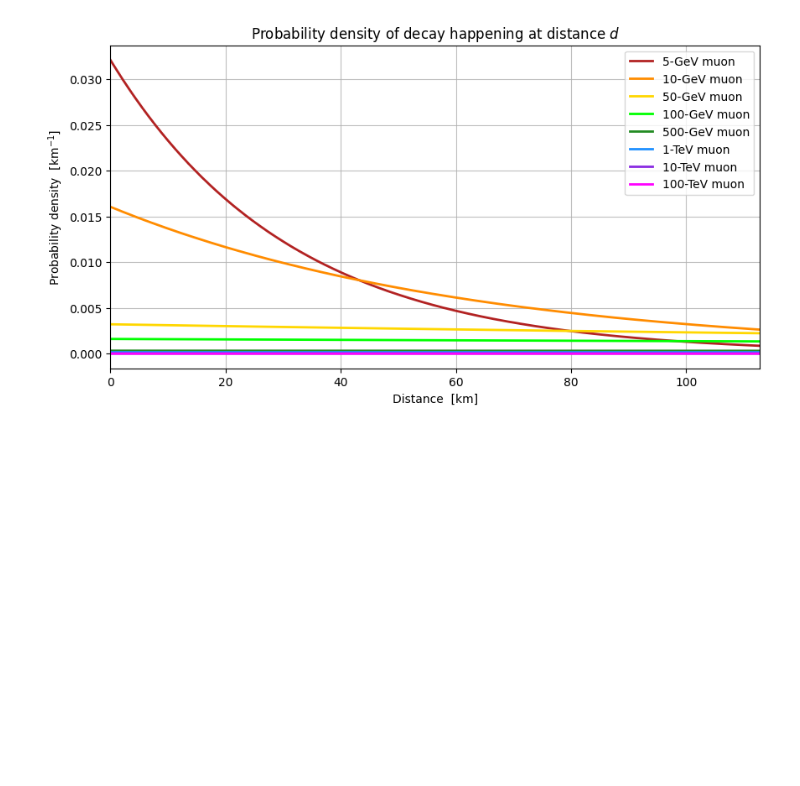
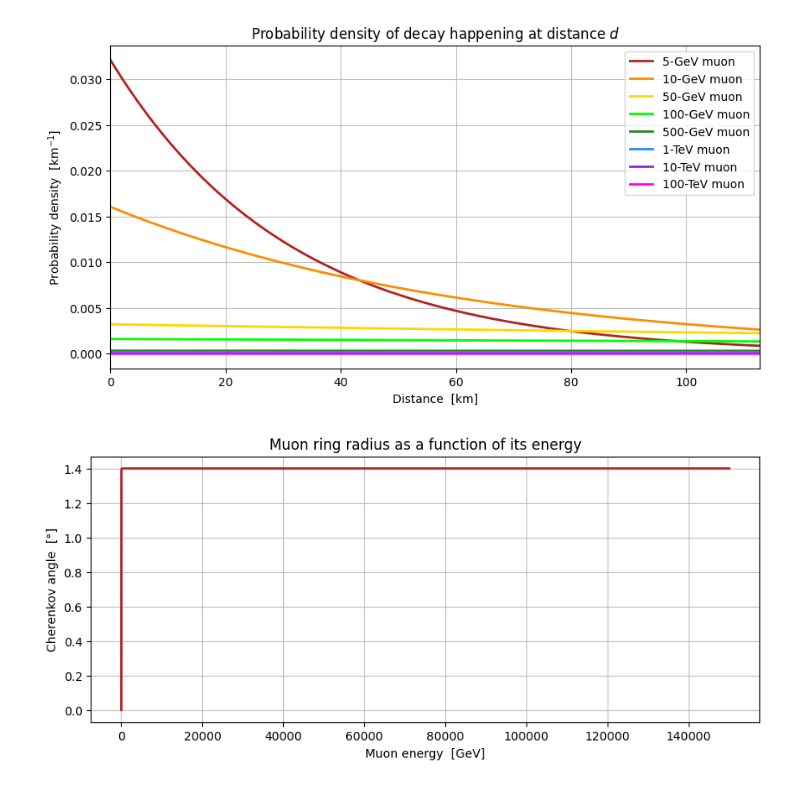
Before and after one commit to leandrorizk/magnetic_monopoles, a Jupyter notebook: muons/muon_plots.ipynb, the cells around one changed output. Saved outputs shown, nothing was run; the diff lists cells and outputs as text; code cells hidden in the pictures; blank space fills up the shorter version.

Commit message:
Complete muon plots

```diff
--- a/muons/muon_plots.ipynb
+++ b/muons/muon_plots.ipynb
@@ -56,0 +60,6 @@ def decay_prob_dens(t, lifetime):
+# %%
+# Minimum muon energy (in GeV) to emit Cherenkov radiation in air
+
+min_muon_gamma = (1 - fixed_n**-2) ** -0.5
+min_muon_E = min_muon_gamma * muon_mass * c.c.value**2 * u.J.to(u.GeV)
+min_muon_E
@@ -57 +68,6 @@ def decay_prob_dens(t, lifetime):
+# %%
+# Make arrays of muon energies
+
+muon_E_span = np.logspace(np.log10(min_muon_E), np.log10(150e3), 10000)  # GeV
+muon_energies = np.array([5, 10, 50, 100, 500, 1e3, 10e3, 100e3])  # GeV
 # %%
@@ -163,7 +182,22 @@ plt.legend()
 plt.show()
 # %% [output]
 [figure]
-# %%
-def get_cherenkov_angle(beta, n=1.0003):
-
-    return np.arccos(1 / (beta * n))
+# %%
+# Calculate Cherenkov angles = muon ring radius (angular size)
+
+betas = get_beta(E=muon_E_span * u.GeV.to(u.J), m=muon_mass)
+angles = get_cherenkov_angle(betas)
+angles_deg = angles / np.pi * 180
+# %%
+fig, ax = plt.subplots(figsize=(10, 4))
+
+plt.plot(muon_E_span, angles_deg, c='firebrick', lw=2)
+
+plt.grid(alpha=0.8)
+plt.xlabel('Muon energy  [GeV]')
+plt.ylabel('Cherenkov angle  [°]')
+plt.title('Muon ring radius as a function of its energy')
+
+plt.show()
+# %% [output]
+[figure, added]
```
Also changed, not shown: parts of 22 cells of this notebook.
